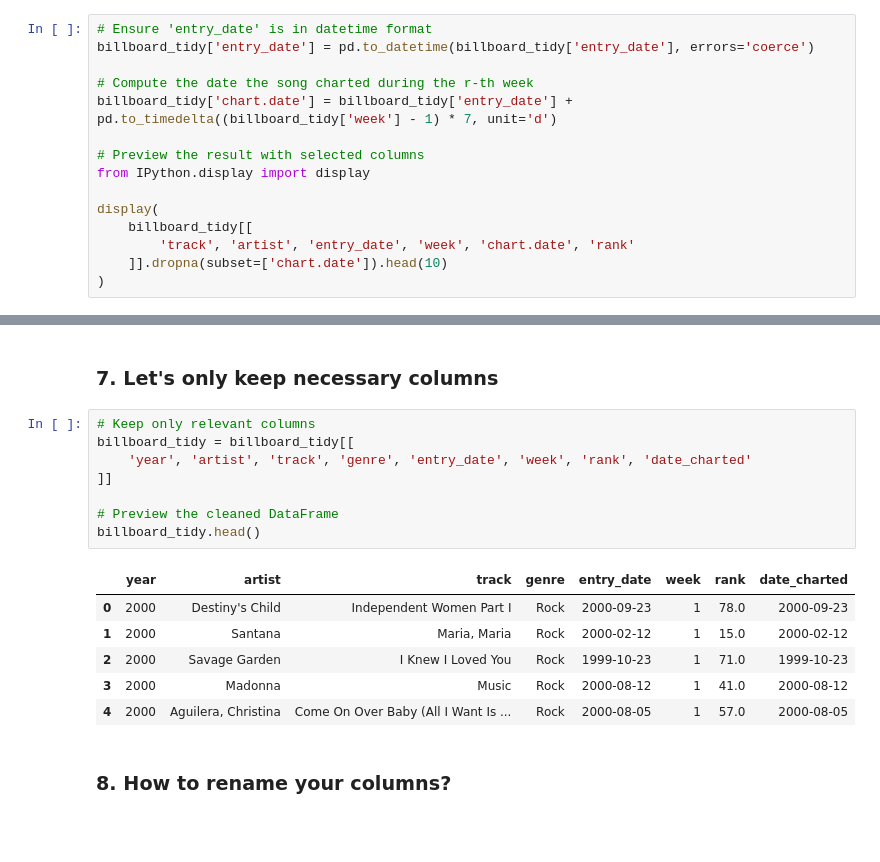
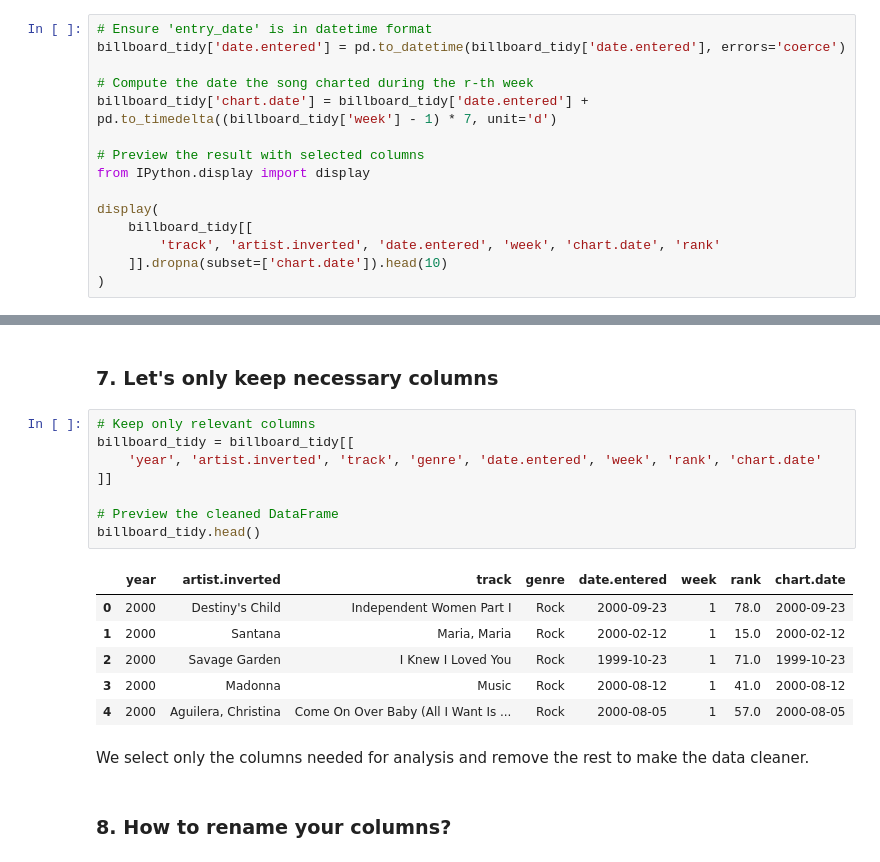
Before and after one commit to kittuai/Lab4-DataCleaning, a Jupyter notebook: week5Lab_Students.ipynb, the cells around one changed output, grey strips where cells are left out. Saved outputs shown, nothing was run; the diff lists cells and outputs as text; blank space fills up the shorter version.

```diff
--- a/week5Lab_Students.ipynb
+++ b/week5Lab_Students.ipynb
@@ -253,17 +295,17 @@ We inspect these values to understand the pattern and prepare them for cleaning
 ### 6. To do that let's first think of the equation that is going to get us the relevant date at which the song ranked the *rth*.
 # %%
 # Ensure 'entry_date' is in datetime format
-billboard_tidy['entry_date'] = pd.to_datetime(billboard_tidy['entry_date'], errors='coerce')
+billboard_tidy['date.entered'] = pd.to_datetime(billboard_tidy['date.entered'], errors='coerce')
 
 # Compute the date the song charted during the r-th week
-billboard_tidy['chart.date'] = billboard_tidy['entry_date'] + pd.to_timedelta((billboard_tidy['week'] - 1) * 7, unit='d')
+billboard_tidy['chart.date'] = billboard_tidy['date.entered'] + pd.to_timedelta((billboard_tidy['week'] - 1) * 7, unit='d')
 
 # Preview the result with selected columns
 from IPython.display import display
 
 display(
     billboard_tidy[[
-        'track', 'artist', 'entry_date', 'week', 'chart.date', 'rank'
+        'track', 'artist.inverted', 'date.entered', 'week', 'chart.date', 'rank'
     ]].dropna(subset=['chart.date']).head(10)
 )
 # %% [output]
@@ -294,18 +336,21 @@ We need to clean these columns first.
 # %%
 # Keep only relevant columns
 billboard_tidy = billboard_tidy[[
-    'year', 'artist', 'track', 'genre', 'entry_date', 'week', 'rank', 'date_charted'
+    'year', 'artist.inverted', 'track', 'genre', 'date.entered', 'week', 'rank', 'chart.date'
 ]]
 
 # Preview the cleaned DataFrame
 billboard_tidy.head()
 # %% [output]
-|  | year | artist | track | genre | entry_date | week | rank | date_charted |
+|  | year | artist.inverted | track | genre | date.entered | week | rank | chart.date |
 | 0 | 2000 | Destiny's Child | Independent Women Part I | Rock | 2000-09-23 | 1 | 78.0 | 2000-09-23 |
 | 1 | 2000 | Santana | Maria, Maria | Rock | 2000-02-12 | 1 | 15.0 | 2000-02-12 |
 | 2 | 2000 | Savage Garden | I Knew I Loved You | Rock | 1999-10-23 | 1 | 71.0 | 1999-10-23 |
 | 3 | 2000 | Madonna | Music | Rock | 2000-08-12 | 1 | 41.0 | 2000-08-12 |
 | 4 | 2000 | Aguilera, Christina | Come On Over Baby (All I Want Is ... | Rock | 2000-08-05 | 1 | 57.0 | 2000-08-05 |
+# %% [markdown]
+
+We select only the columns needed for analysis and remove the rest to make the data cleaner.
 # %% [markdown]
 ### 8. How to rename your columns?
 # %%
```
Also changed, not shown: parts of 59 cells of this notebook.
